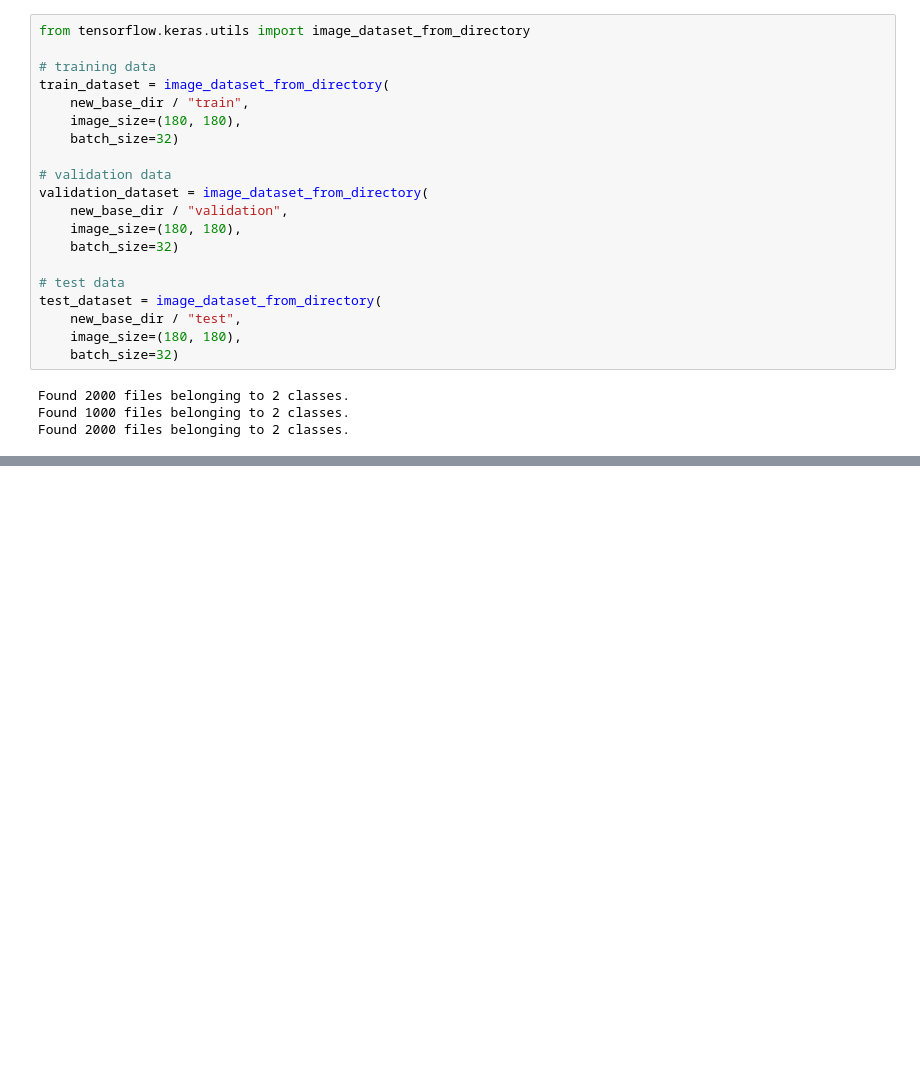
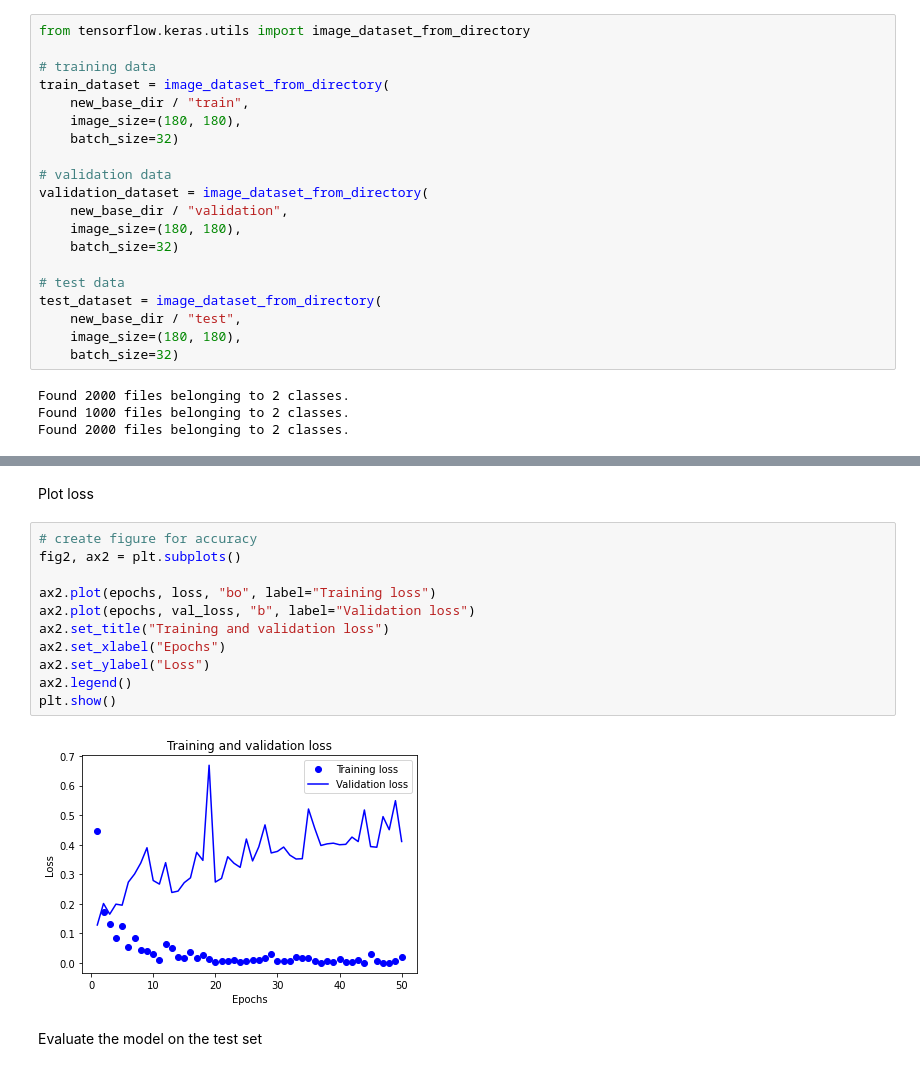
Before and after one commit to diegosol127/CSCE-636-Deep-Learning, a Jupyter notebook: Homework/CSCE_636_HW05_Sol.ipynb, the cells around one changed output, grey strips where cells are left out. Saved outputs shown, nothing was run; the diff lists cells and outputs as text; blank space fills up the shorter version.

```diff
--- a/Homework/CSCE_636_HW05_Sol.ipynb
+++ b/Homework/CSCE_636_HW05_Sol.ipynb
@@ -106,0 +199,17 @@ Downloading data from https://storage.googleapis.com/tensorflow/keras-applicatio
+# %% [markdown]
+Plot loss
+# %%
+# create figure for accuracy
+fig2, ax2 = plt.subplots()
+
+ax2.plot(epochs, loss, "bo", label="Training loss")
+ax2.plot(epochs, val_loss, "b", label="Validation loss")
+ax2.set_title("Training and validation loss")
+ax2.set_xlabel("Epochs")
+ax2.set_ylabel("Loss")
+ax2.legend()
+plt.show()
+# %% [output]
+[figure, added]
+# %% [markdown]
+Evaluate the model on the test set
```
Also changed, not shown: parts of 30 cells of this notebook.
